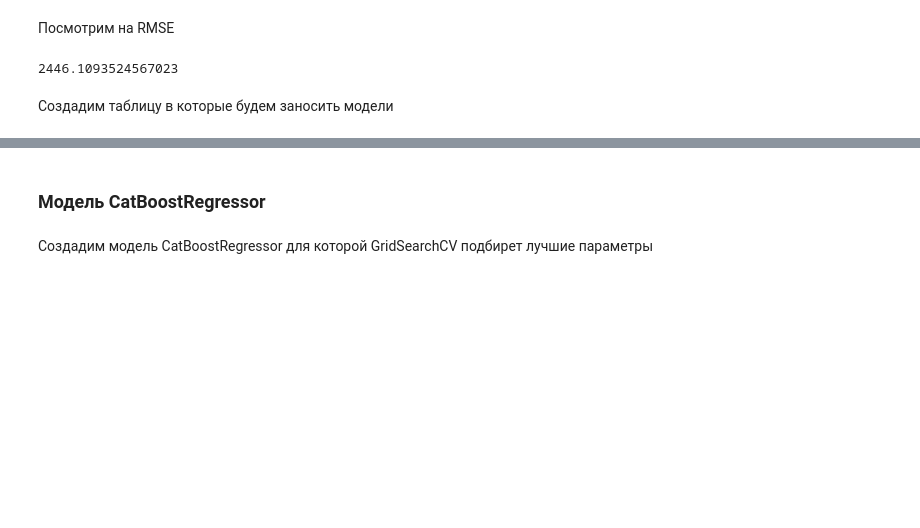
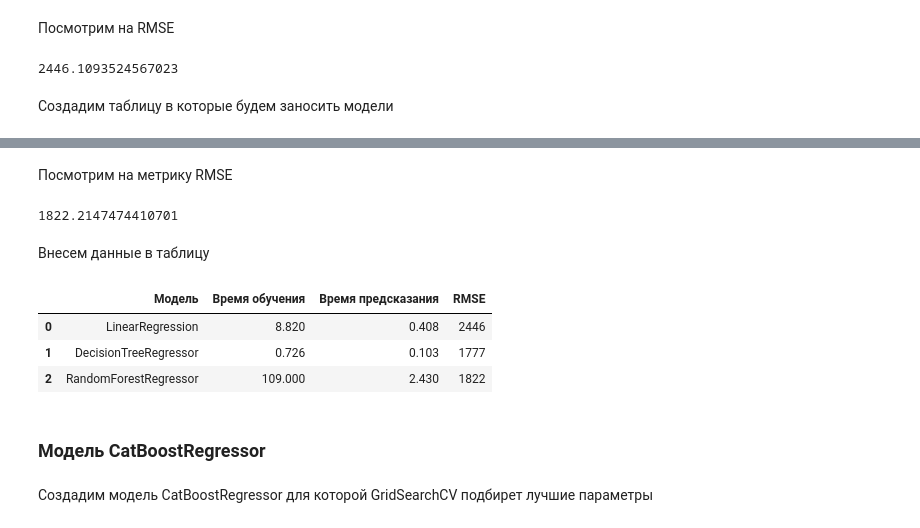
Before and after one commit to Cylimka/Yandex_Practicum, a Jupyter notebook: Projects/Determination_of_cars/project.ipynb, the cells around one changed output, grey strips where cells are left out. Drawn from its saved outputs; the diff is of its cells as text; code cells hidden in the pictures; blank space fills up the shorter version.

```diff
--- a/Projects/Determination_of_cars/project.ipynb
+++ b/Projects/Determination_of_cars/project.ipynb
@@ -1048,3 +1197,19 @@ df_total = pd.DataFrame.from_dict({'Модель': ['LinearRegression'],
+# %% [markdown]
+Посмотрим на метрику RMSE
+# %%
+RMSE(predict, target_valid)
+# %% [output]
+1822.2147474410701
+# %% [markdown]
+Внесем данные в таблицу
+# %%
+df_total.loc[2] = ['RandomForestRegressor', 109, 2.43, 1822]
+df_total
+# %% [output]
+|  | Модель | Время обучения | Время предсказания | RMSE |
+| 0 | LinearRegression | 8.820 | 0.408 | 2446 |
+| 1 | DecisionTreeRegressor | 0.726 | 0.103 | 1777 |
+| 2 | RandomForestRegressor | 109.000 | 2.430 | 1822 |
 # %% [markdown]
 ### Модель CatBoostRegressor
 # %% [markdown]
```
Also changed, not shown: parts of 36 cells of this notebook.
